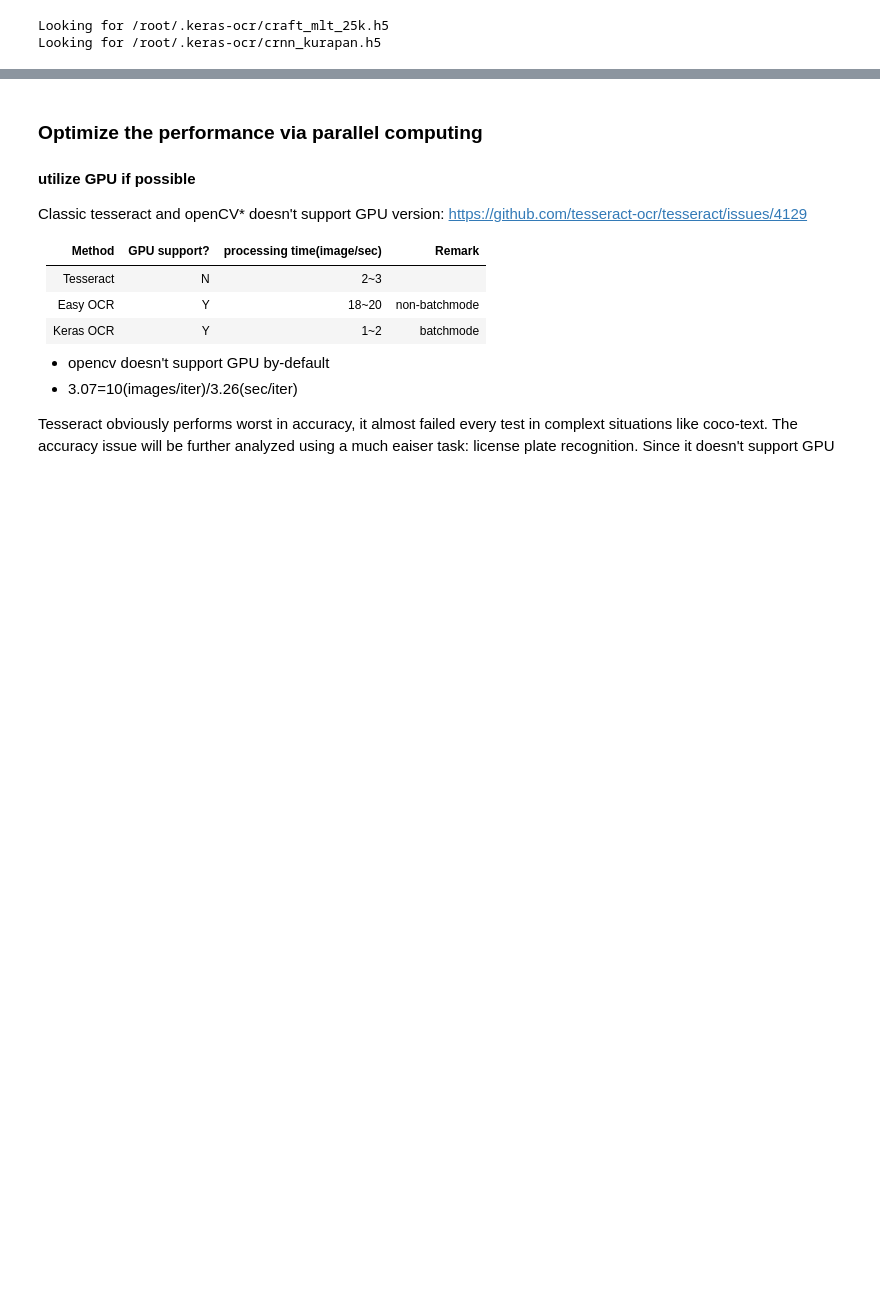
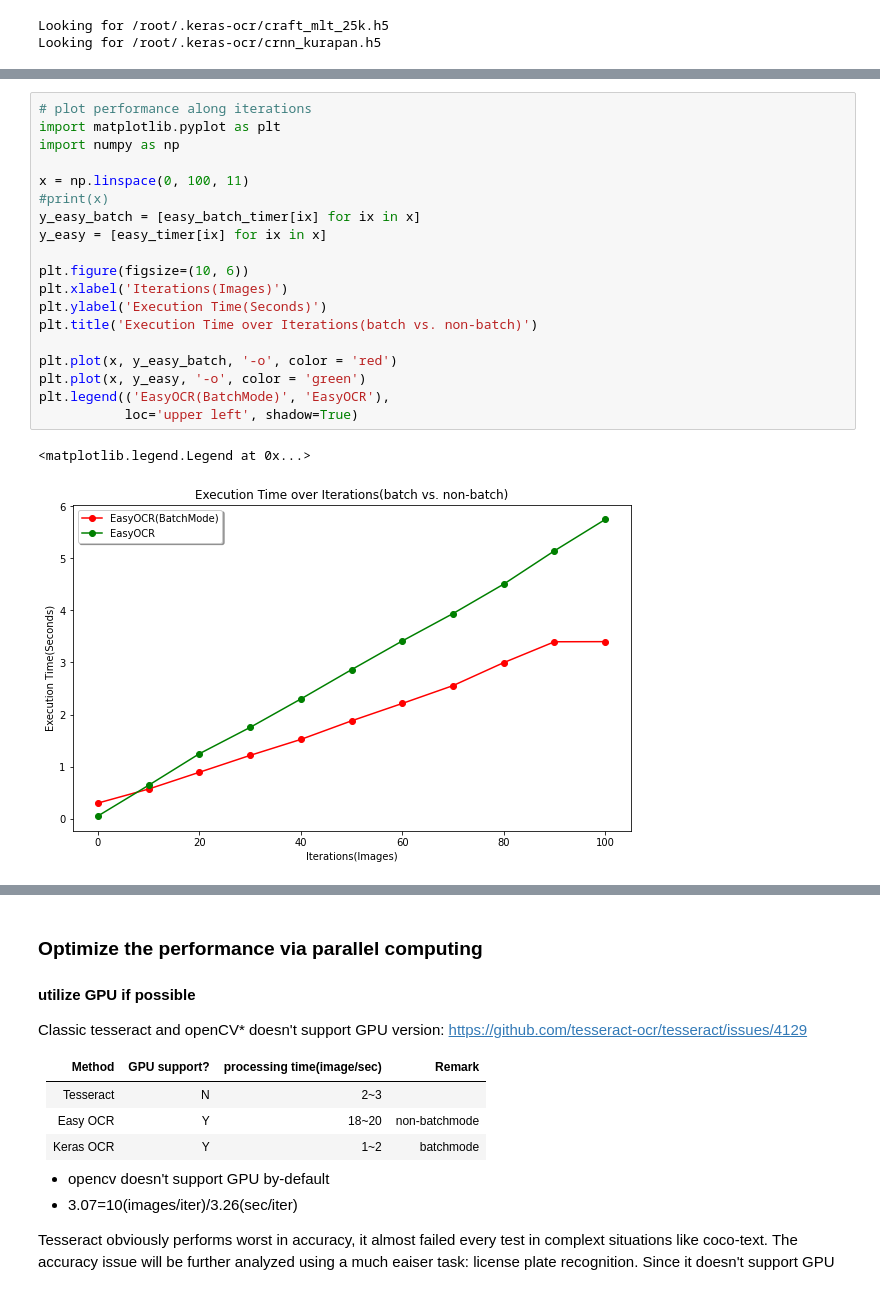
Before and after one commit to daiqing2009/APP-project, a Jupyter notebook: ocr-performance-analysis-on-license-plates.ipynb, the cells around one changed output, grey strips where cells are left out. Cells and saved outputs as stored; diff of their text form; blank space fills up the shorter version.

```diff
--- a/ocr-performance-analysis-on-license-plates.ipynb
+++ b/ocr-performance-analysis-on-license-plates.ipynb
@@ -618,3 +636,25 @@ plt.show()
+# %%
+# plot performance along iterations
+import matplotlib.pyplot as plt
+import numpy as np
+
+x = np.linspace(0, 100, 11)
+#print(x)
+y_easy_batch = [easy_batch_timer[ix] for ix in x]
+y_easy = [easy_timer[ix] for ix in x]
+
+plt.figure(figsize=(10, 6))
+plt.xlabel('Iterations(Images)')
+plt.ylabel('Execution Time(Seconds)')
+plt.title('Execution Time over Iterations(batch vs. non-batch)')
+
+plt.plot(x, y_easy_batch, '-o', color = 'red')
+plt.plot(x, y_easy, '-o', color = 'green')
+plt.legend(('EasyOCR(BatchMode)', 'EasyOCR'),
+           loc='upper left', shadow=True)
+# %% [output]
+<matplotlib.legend.Legend at 0x...>
+[figure, added]
 # %%
 import gc
 gc.collect()
```
Also changed, not shown: parts of 17 cells of this notebook.
